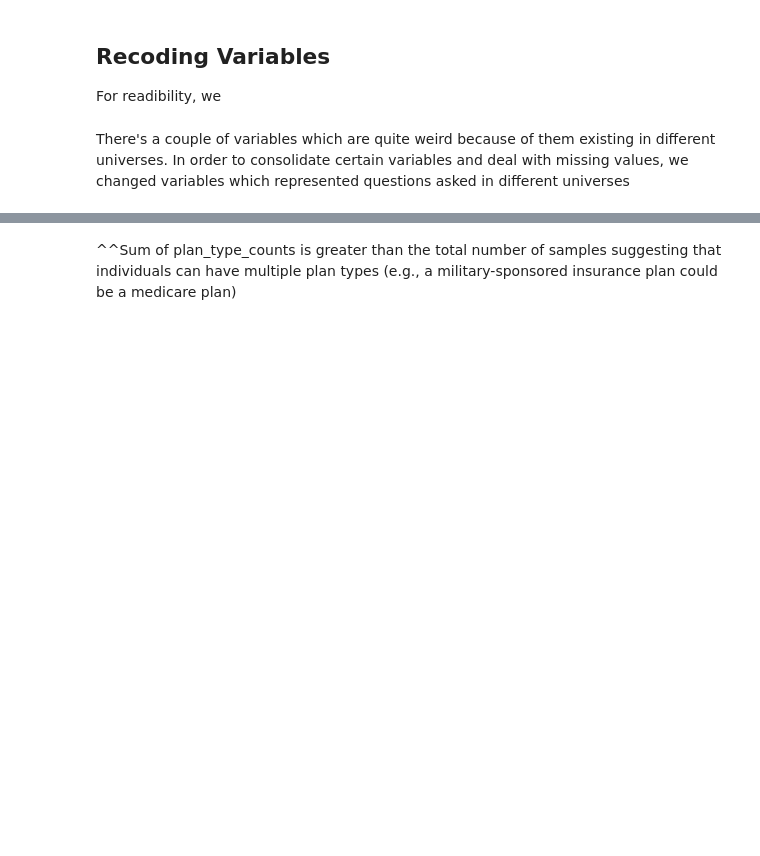
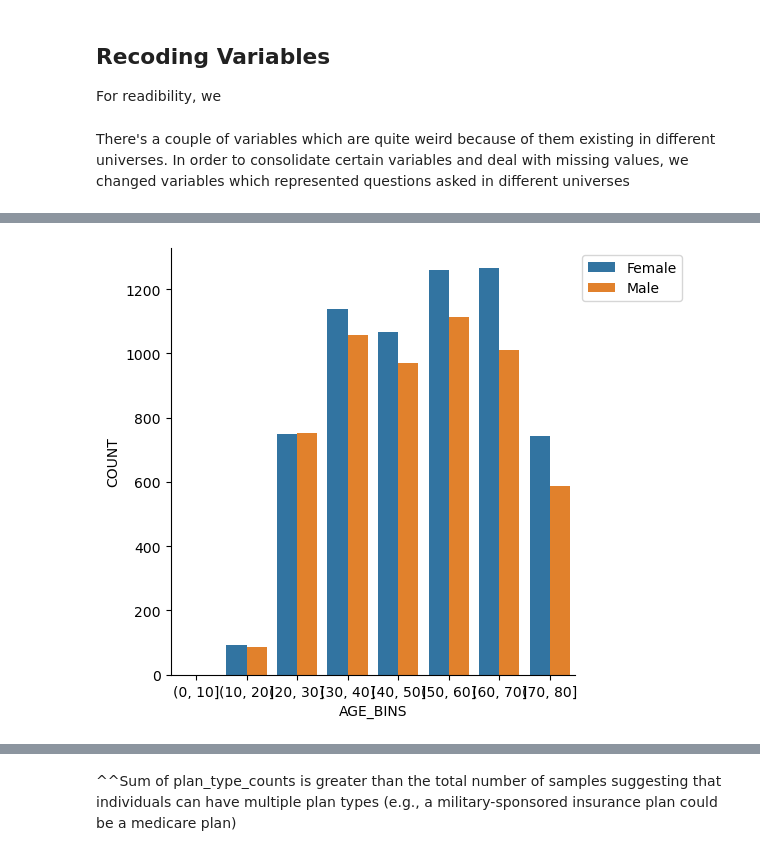
Before and after one commit to evapa1/cs1090afinalproj, a Jupyter notebook: debugged.ipynb, the cells around one changed output, grey strips where cells are left out. Drawn from its saved outputs; the diff is of its cells as text; code cells hidden in the pictures; blank space fills up the shorter version.

```diff
--- a/debugged.ipynb
+++ b/debugged.ipynb
@@ -341,3 +334,0 @@ df.drop(df[(df['HIP1COST'].isna() | df['HIP2COST'].isna())].index,inplace=True)
-# %%
-# combining HIP1COST and HIP2COST into one response variable for the total out-of-pocket cost
-df['HIPCOST'] = df['HIP1COST']+df['HIP2COST']
@@ -343,0 +385,13 @@ df['HIPCOST'] = df['HIP1COST']+df['HIP2COST']
+# %%
+# checking for balance of basic demographic info
+age_bins = pd.cut(df['AGE'],bins=np.arange(0,90,10))
+df['AGE_BINS'] = pd.Categorical(age_bins,ordered=True)
+
+age_counts = df.groupby('AGE_BINS',observed=False)['SEX'].value_counts().unstack().reset_index()
+age_counts['AGE_BINS'] = age_counts['AGE_BINS'].astype(str)
+age_counts = age_counts.melt(id_vars="AGE_BINS", value_vars=["Female", "Male"], var_name="SEX", value_name="COUNT")
+
+age_sex_plot = sns.catplot(data=age_counts, x="AGE_BINS", y="COUNT", hue="SEX",kind='bar',legend_out=False)
+plt.legend(loc="upper left", bbox_to_anchor=(1, 1));
+# %% [output]
+[figure, added]
```
Also changed, not shown: parts of 22 cells of this notebook.
